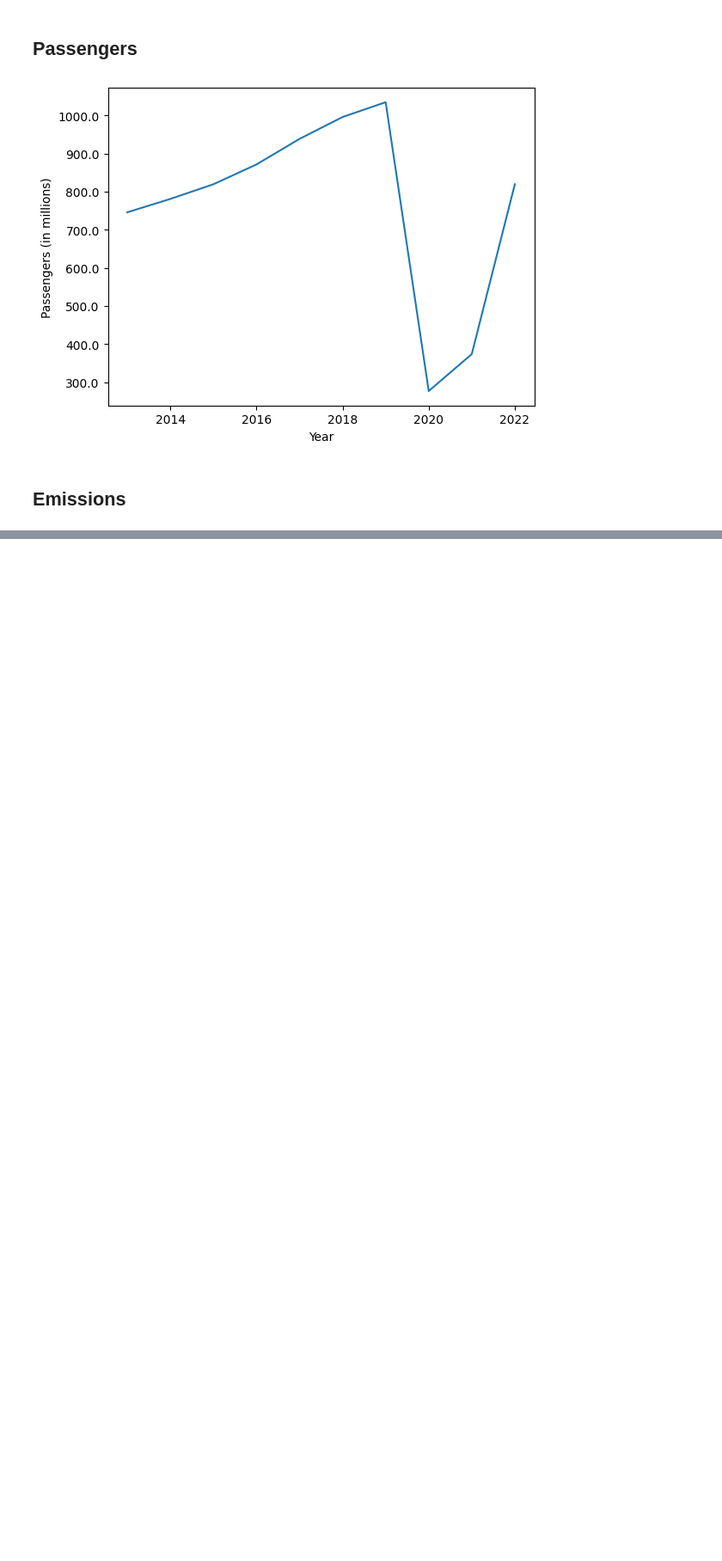
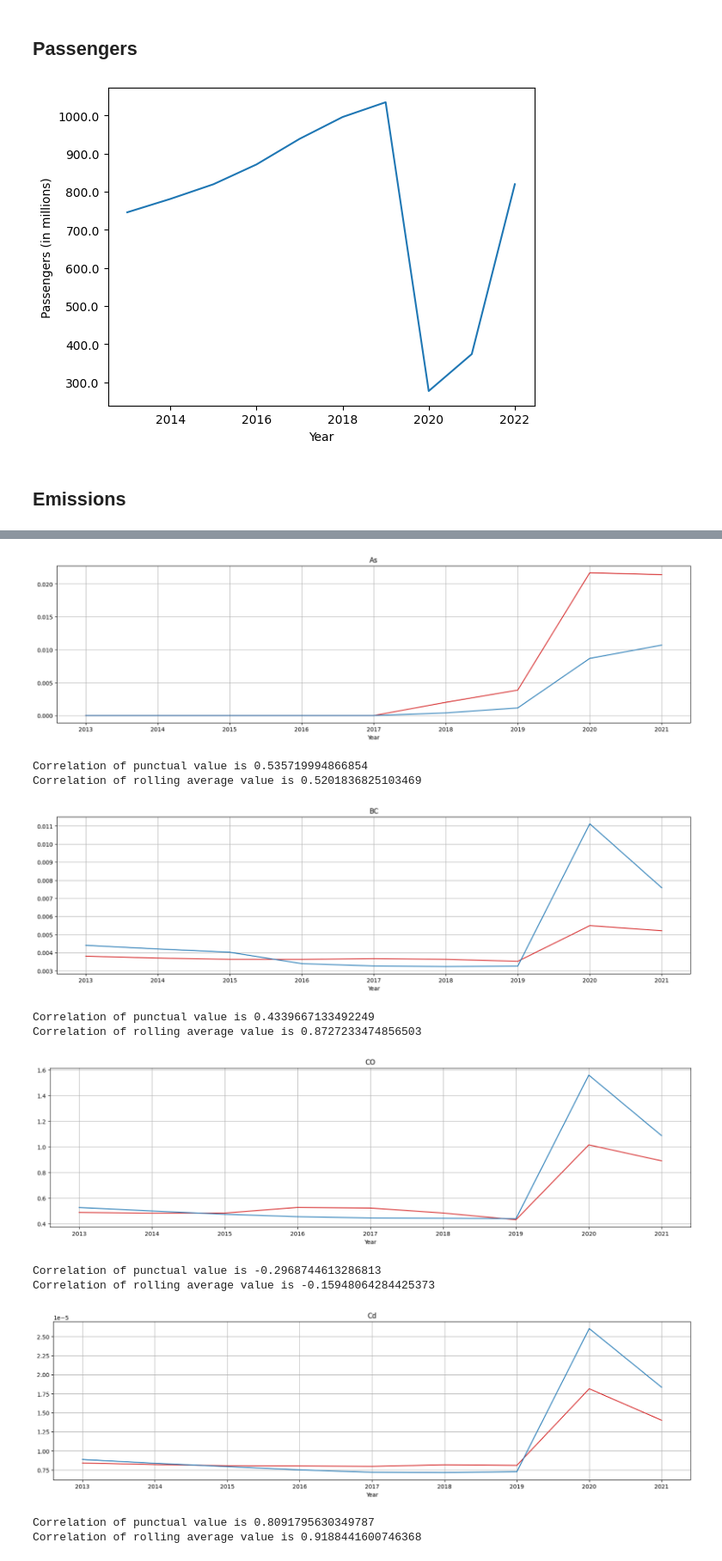
Before and after one commit to simboli/Computer-programming-and-data-management-Assignment, a Jupyter notebook: 004.Plotting.ipynb, the cells around one changed output, grey strips where cells are left out. Shown at 86% size. Cells and saved outputs as stored; diff of their text form; code cells hidden in the pictures; blank space fills up the shorter version.

```diff
--- a/004.Plotting.ipynb
+++ b/004.Plotting.ipynb
@@ -135,0 +177,32 @@ print(df_EU27_emissions['Year'].corr(df_EU27_emissions['Pb']))
+# %%
+df_EU27_emissions_proCapita_CORR = df_EU27_emissions_proCapita.corrwith(df_EU27_emissions_proCapita['Year'])
+# %%
+for x in pollutants:
+    fig, ax1 = plt.subplots(figsize=(20,5))
+    plt.title(x)
+
+    color = 'tab:red'
+    ax1.set_xlabel('Year')
+    ax1.plot(df_EU27_emissions_proCapita['Year'], df_EU27_emissions_proCapita[x],color=color)
+
+
+    color = 'tab:blue'
+    ax1.plot(df_EU27_emissions_proCapita['Year'], df_EU27_emissions_proCapita['rolling_'+x],color=color)
+
+    plt.grid()
+    plt.show()
+    print('Correlation of punctual value is {0}'.format(df_EU27_emissions_proCapita_CORR[x]))
+    print('Correlation of rolling average value is {0}'.format(df_EU27_emissions_proCapita_CORR['rolling_'+x]))
+# %% [output]
+[figure, added]
+Correlation of punctual value is 0.535719994866854
+Correlation of rolling average value is 0.5201836825103469
+[figure, added]
+Correlation of punctual value is 0.4339667133492249
+Correlation of rolling average value is 0.8727233474856503
+[figure, added]
+Correlation of punctual value is -0.2968744613286813
+Correlation of rolling average value is -0.15948064284425373
+[figure, added]
+Correlation of punctual value is 0.8091795630349787
+Correlation of rolling average value is 0.9188441600746368
```
Also changed, not shown: parts of 16 cells of this notebook.
